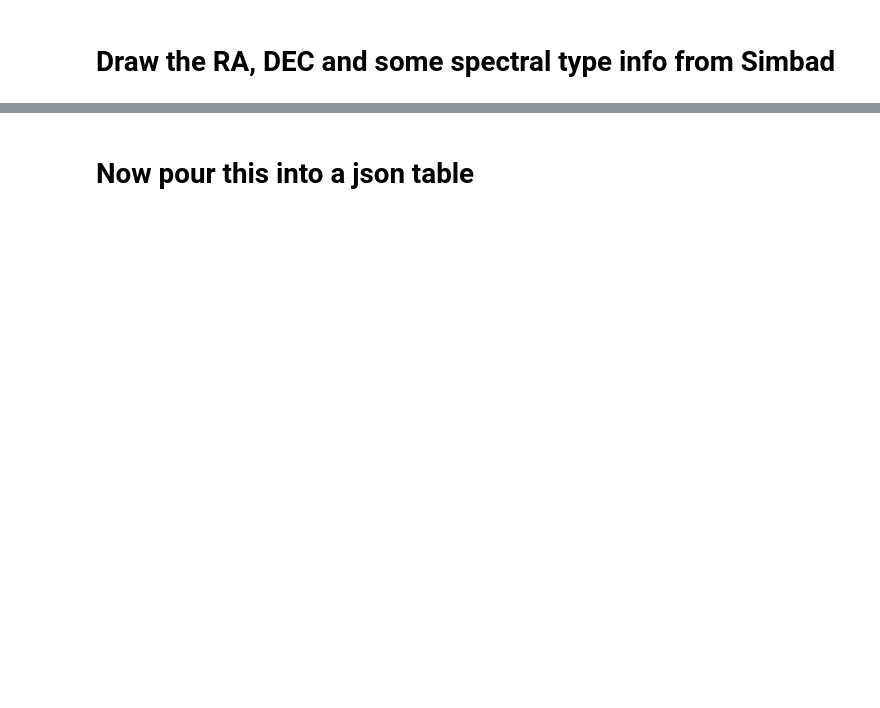
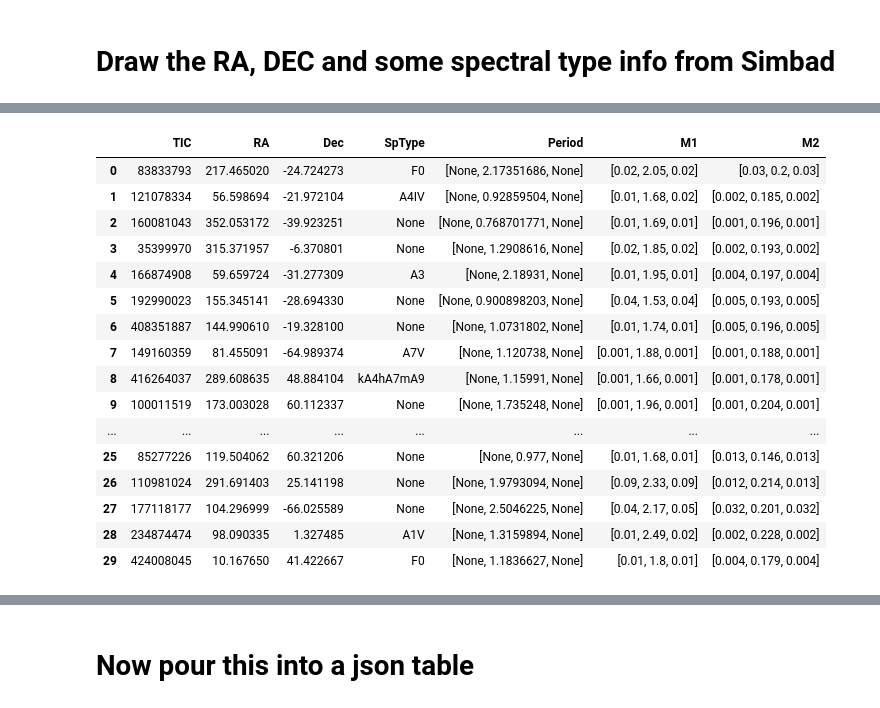
Before and after one commit to binary-observations/post_mt_catalog, a Jupyter notebook: code/data_compilation/compile_ELCVns_Xiong2025.ipynb, the cells around one changed output, grey strips where cells are left out. Drawn from its saved outputs; the diff is of its cells as text; code cells hidden in the pictures; blank space fills up the shorter version.

```diff
--- a/code/data_compilation/compile_ELCVns_Xiong2025.ipynb
+++ b/code/data_compilation/compile_ELCVns_Xiong2025.ipynb
@@ -192,0 +217,6 @@ Parsed 36 systems
+# %%
+latex_table_file = Path(DATA_DIR) / 'latex_input_data' / 'Xiong25.tex'
+
+# Usage
+df = parse_latex_table(latex_table_file)
+print(f"\nSuccessfully parsed {len(systems)} systems")
@@ -481,0 +244,70 @@ Rows: 36, Columns: 29
+# %%
+# Configure Simbad to return decimal degrees and spectral type
+simbad = Simbad()
+simbad.TIMEOUT = 30
+simbad.add_votable_fields('ra(d)', 'dec(d)', 'ra', 'dec', 'sp')
+
+ra_list = []
+dec_list = []
+sp_list = []
+
+for tic in df['TIC']:  # Changed from systems['TIC'] to df['TIC']
+    try:
+        result = simbad.query_object(f'TIC {tic}')
+        if result is None or len(result) == 0:
+            ra_list.append(None)
+            dec_list.append(None)
+            sp_list.append(None)
+            print(f"TIC {tic}: Not found in SIMBAD")
+            continue
+
+        ra_deg = None
+        dec_deg = None
+        sp_val = None
+        cols = result.colnames
+
+        if 'ra' in cols and 'dec' in cols:
+            ra_deg = float(result[0]['ra'])
+            dec_deg = float(result[0]['dec'])
+        else:
+            coord = SkyCoord(result[0]['RA'], result[0]['DEC'], unit=(u.hourangle, u.deg))
+            ra_deg = coord.ra.deg
+            dec_deg = coord.dec.deg
+
+        if 'SP_TYPE' in cols:
+            sp_val = result[0]['SP_TYPE']
+        elif 'sp_type' in cols:
+            sp_val = result[0]['sp_type']
+        elif 'SP' in cols:
+            sp_val = result[0]['SP']
+
+        if sp_val is not None and hasattr(sp_val, 'mask') and getattr(sp_val, 'mask', False):
+            sp_val = None
+        if sp_val is not None:
+            sp_val = str(sp_val).strip() or None
+
+        ra_list.append(ra_deg)
+        dec_list.append(dec_deg)
+        sp_list.append(sp_val)
+        if ra_deg is not None and dec_deg is not None:
+            if sp_val:
+                print(f"TIC {tic}: RA={ra_deg:.6f} deg, Dec={dec_deg:.6f} deg, SpType={sp_val}")
+            else:
+                print(f"TIC {tic}: RA={ra_deg:.6f} deg, Dec={dec_deg:.6f} deg")
+        else:
+            print(f"TIC {tic}: Coordinates missing despite SIMBAD hit (columns: {cols})")
+    except Exception as e:
+        ra_list.append(None)
+        dec_list.append(None)
+        sp_list.append(None)
+        print(f"TIC {tic}: Query error - {e}")
+
+# Add RA/Dec/SpType to dataframe
+df['RA'] = ra_list
+df['Dec'] = dec_list
+df['SpType'] = sp_list
+
+print(f"\nAdded coordinates for {sum(1 for x in ra_list if x is not None)} systems")
+print(f"Spectral types found for {sum(1 for x in sp_list if x)} systems")
+display(df[['TIC', 'RA', 'Dec', 'SpType', 'Period', 'M1', 'M2']])
+# %% [output]
@@ -482,3 +331,20 @@ Rows: 36, Columns: 29
+|  | TIC | RA | Dec | SpType | Period | M1 | M2 |
+| 0 | 83833793 | 217.465020 | -24.724273 | F0 | [None, 2.17351686, None] | [0.02, 2.05, 0.02] | [0.03, 0.2, 0.03] |
+| 1 | 121078334 | 56.598694 | -21.972104 | A4IV | [None, 0.92859504, None] | [0.01, 1.68, 0.02] | [0.002, 0.185, 0.002] |
+| 2 | 160081043 | 352.053172 | -39.923251 | None | [None, 0.768701771, None] | [0.01, 1.69, 0.01] | [0.001, 0.196, 0.001] |
+| 3 | 35399970 | 315.371957 | -6.370801 | None | [None, 1.2908616, None] | [0.02, 1.85, 0.02] | [0.002, 0.193, 0.002] |
+| 4 | 166874908 | 59.659724 | -31.277309 | A3 | [None, 2.18931, None] | [0.01, 1.95, 0.01] | [0.004, 0.197, 0.004] |
+| 5 | 192990023 | 155.345141 | -28.694330 | None | [None, 0.900898203, None] | [0.04, 1.53, 0.04] | [0.005, 0.193, 0.005] |
+| 6 | 408351887 | 144.990610 | -19.328100 | None | [None, 1.0731802, None] | [0.01, 1.74, 0.01] | [0.005, 0.196, 0.005] |
+| 7 | 149160359 | 81.455091 | -64.989374 | A7V | [None, 1.120738, None] | [0.001, 1.88, 0.001] | [0.001, 0.188, 0.001] |
+| 8 | 416264037 | 289.608635 | 48.884104 | kA4hA7mA9 | [None, 1.15991, None] | [0.001, 1.66, 0.001] | [0.001, 0.178, 0.001] |
+| 9 | 100011519 | 173.003028 | 60.112337 | None | [None, 1.735248, None] | [0.001, 1.96, 0.001] | [0.001, 0.204, 0.001] |
+| ... | ... | ... | ... | ... | ... | ... | ... |
+| 25 | 85277226 | 119.504062 | 60.321206 | None | [None, 0.977, None] | [0.01, 1.68, 0.01] | [0.013, 0.146, 0.013] |
+| 26 | 110981024 | 291.691403 | 25.141198 | None | [None, 1.9793094, None] | [0.09, 2.33, 0.09] | [0.012, 0.214, 0.013] |
+| 27 | 177118177 | 104.296999 | -66.025589 | None | [None, 2.5046225, None] | [0.04, 2.17, 0.05] | [0.032, 0.201, 0.032] |
+| 28 | 234874474 | 98.090335 | 1.327485 | A1V | [None, 1.3159894, None] | [0.01, 2.49, 0.02] | [0.002, 0.228, 0.002] |
+| 29 | 424008045 | 10.167650 | 41.422667 | F0 | [None, 1.1836627, None] | [0.01, 1.8, 0.01] | [0.004, 0.179, 0.004] |
 # %%
 display(df)
 # %% [output]
```
Also changed, not shown: parts of 15 cells of this notebook, 17 other files.
